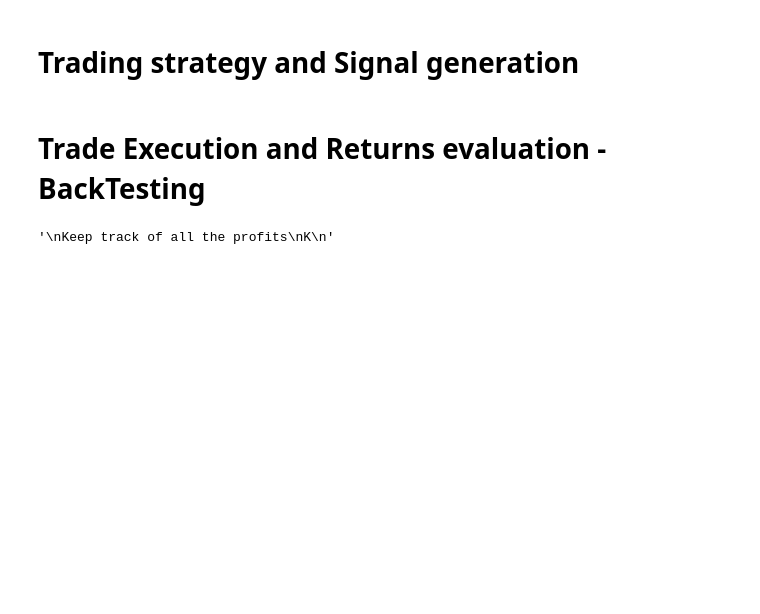
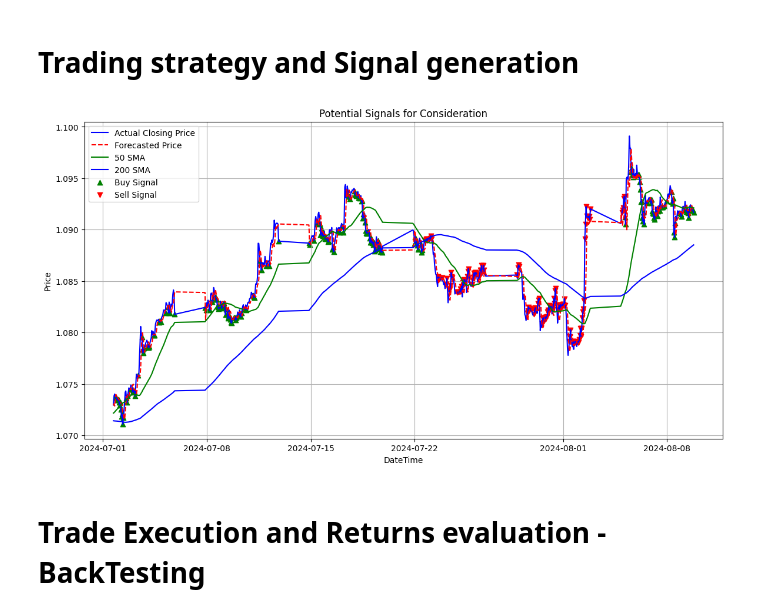
Before and after one commit to D-Mutabazi/Data-Engineering-Projects-and-Coursework, a Jupyter notebook: MLR_forecast.ipynb, the cells around one changed output. Drawn from its saved outputs; the diff is of its cells as text; code cells hidden in the pictures; blank space fills up the shorter version.

```diff
--- a/MLR_forecast.ipynb
+++ b/MLR_forecast.ipynb
@@ -169,80 +163,59 @@ buy_signals =[]
 sell_signals =[]
 
 
 for i in range(len(y_test)):
-    #enter long position
-    if(y_pred_test.iloc[i] > y_test.iloc[i]):
-        buy_signals.append((time_test.iloc[i], y_test.iloc[i]))
+    # Check if the 50 SMA is above the 200 SMA for a buy signal
+    if (resultsDataFrame['50 SMA'].iloc[i] > resultsDataFrame['200 SMA'].iloc[i]):
+        # Enter long position if predicted close > actual close and 50SMA > 200SMA
+        if y_pred_test.iloc[i] > y_test.iloc[i]:
+            buy_signals.append((time_test.iloc[i], y_test.iloc[i]))
+            sell_signals.append((None, None))
+        else:
+            buy_signals.append((None, None))
+            sell_signals.append((None, None))
+
+    # Check if the 50 SMA is below the 200 SMA for a sell signal
+    elif (resultsDataFrame['50 SMA'].iloc[i] < resultsDataFrame['200 SMA'].iloc[i]):
+        # Enter short position if predicted close < actual close and 50SMA < 200SMA
+        if y_pred_test.iloc[i] < y_test.iloc[i]:
+            sell_signals.append((time_test.iloc[i], y_test.iloc[i]))
+            buy_signals.append((None, None))
+        else:
+            buy_signals.append((None, None))
+            sell_signals.append((None, None))
+
+    # If neither condition is met, no trade opportunity
+    else:
+        buy_signals.append((None, None))
         sell_signals.append((None, None))
-    #enter short position
-    elif(y_pred_test.iloc[i] < y_test.iloc[i]):
-        sell_signals.append((time_test.iloc[i], y_test.iloc[i]))
-        buy_signals.append((None, None))
-    #no trade opportunity
-    else:
-        sell_signals.append((None, None))
-        buy_signals.append((None, None))
 
 # Extract times and prices for plotting
 buy_times = [signal[0] for signal in buy_signals if signal[0] is not None]
 buy_prices = [signal[1] for signal in buy_signals if signal[1] is not None]
 sell_times = [signal[0] for signal in sell_signals if signal[0] is not None]
 sell_prices = [signal[1] for signal in sell_signals if signal[1] is not None]
 
 
 # Plot buy and sell signals
 plt.figure(figsize=(14,7))
-# plt.plot(resultsDataFrame['Date and Time'], resultsDataFrame['Actual closing'], label='Actual Closing Price', color='blue')
-plt.plot(resultsDataFrame['Date and Time'], resultsDataFrame['Fore. Closing'], label= 'Forecasted Price', color = 'blue')
+plt.plot(resultsDataFrame['Date and Time'], resultsDataFrame['Actual closing'], label='Actual Closing Price', color='blue')
+plt.plot(resultsDataFrame['Date and Time'], resultsDataFrame['Fore. Closing'], label= 'Forecasted Price', color = 'red',linestyle='--')
 # plt.plot(resultsDataFrame['Date and Time'], resultsDataFrame['Fore. Closing'], label= 'Forecasted Price', color = 'blue',linestyle='--')
 
 plt.plot(resultsDataFrame['Date and Time'], resultsDataFrame['50 SMA'], label='50 SMA', color='green', linestyle='-')
 plt.plot(resultsDataFrame['Date and Time'], resultsDataFrame['200 SMA'], label='200 SMA', color='blue', linestyle='-')
 
 
 plt.scatter(buy_times, buy_prices, marker='^', color='green', label='Buy Signal', alpha=1)
 plt.scatter(sell_times, sell_prices, marker='v', color='red', label='Sell Signal', alpha=1)
 
 plt.xlabel('DateTime')
 plt.ylabel('Price')
 plt.title('Potential Signals for Consideration')
 plt.legend()
 plt.grid(True)
 plt.show()
+# %% [output]
+[figure, added]
 # %% [markdown]
 # Trade Execution and Returns evaluation - BackTesting
-# %%
-#iterate through test set
-# buy signal? -> enter long : do not consider any other signal (record entry price)
-# set stop loss and take profit
-# go to next time step
-#  - check price levels
-#  - check has profit been reached? If not continue trade else
-#  - check has price gone below SL -> If true,exit trade look for new signal
-#  - else continue trade
-
-# sell signal? -> enter short : do not consider any other signal (record entry price)
-# set stop loss and take profit
-# go to next time step
-#  - check price levels
-#  - check has profit been reached? If not continue trade else
-#  - check has price gone above SL -> If true,exit trade look for new signal
-#  - else continue trade
-
-# no signal? -> don't enter long/short : consider any other signal (record entry price)
-# go to next time step
-#  - check price levels
-#  - check has buy signa been made? ->enter long else
-#  - check has sell signal been made? enter short else
-#  - no buy or sell signal at current time step, go to next iteration(time step)
-
-'''
-Keep track of all the profits
-K
-'''
-
-
-# for i in range(len(y_pred_test)):
-#     if resultsDataFrame['Date and Time'].iloc[i] ==
-# %% [output]
-'\nKeep track of all the profits\nK\n'
```
Also changed, not shown: parts of 6 cells of this notebook.
